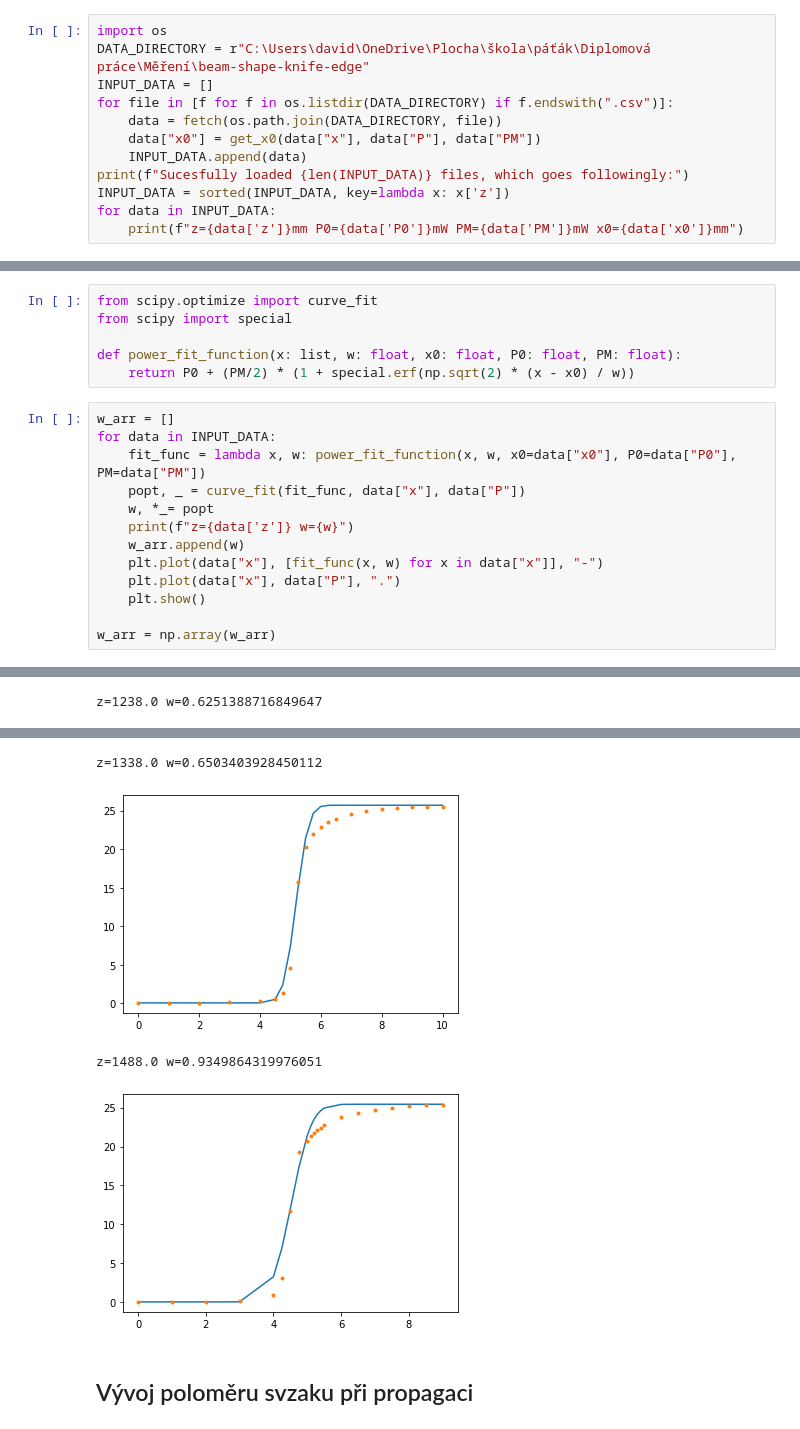
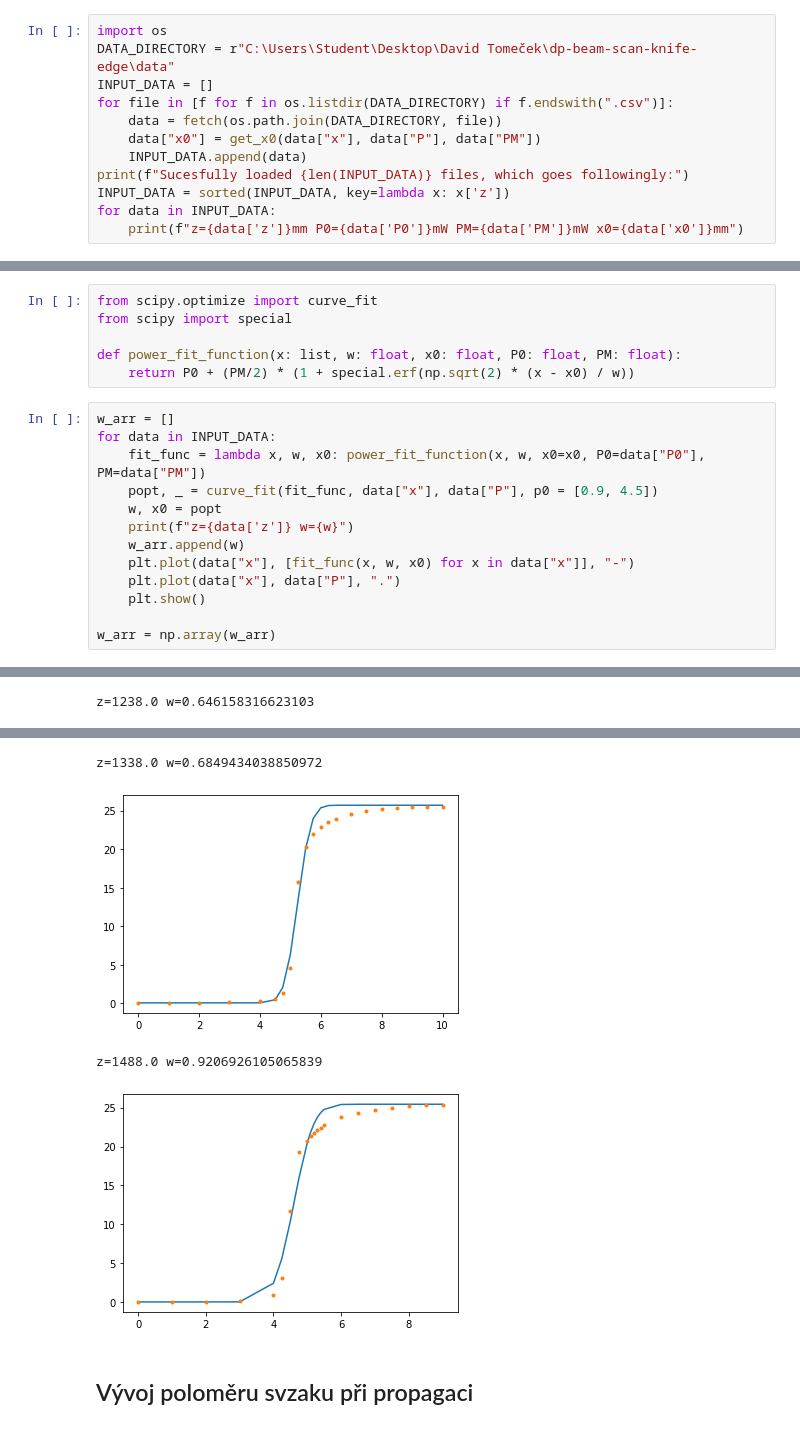
Before and after one commit to david-tomecek-fjfi/dp-beam-scan-knife-edge, a Jupyter notebook: knife_edge.ipynb, the cells around one changed output, grey strips where cells are left out. Saved outputs shown, nothing was run; the diff lists cells and outputs as text.

Commit message:
Fit function works with excessive params

```diff
--- a/knife_edge.ipynb
+++ b/knife_edge.ipynb
@@ -49,7 +49,7 @@ def get_x0(x: list, P: list, PM: float):
     return linear_aprox(P[i_bef], P[i_bef + 1], x[i_bef], x[i_bef + 1], PM/2)
 # %%
 import os
-DATA_DIRECTORY = r"C:\Users\david\OneDrive\Plocha\škola\páťák\Diplomová práce\Měření\beam-shape-knife-edge"
+DATA_DIRECTORY = r"C:\Users\Student\Desktop\David Tomeček\dp-beam-scan-knife-edge\data"
 INPUT_DATA = []
 for file in [f for f in os.listdir(DATA_DIRECTORY) if f.endswith(".csv")]:
     data = fetch(os.path.join(DATA_DIRECTORY, file))
@@ -81,12 +81,12 @@ def power_fit_function(x: list, w: float, x0: float, P0: float, PM: float):
 # %%
 w_arr = []
 for data in INPUT_DATA:
-    fit_func = lambda x, w: power_fit_function(x, w, x0=data["x0"], P0=data["P0"], PM=data["PM"])
-    popt, _ = curve_fit(fit_func, data["x"], data["P"])
-    w, *_= popt
+    fit_func = lambda x, w, x0: power_fit_function(x, w, x0=x0, P0=data["P0"], PM=data["PM"])
+    popt, _ = curve_fit(fit_func, data["x"], data["P"], p0 = [0.9, 4.5])
+    w, x0 = popt
     print(f"z={data['z']} w={w}")
     w_arr.append(w)
-    plt.plot(data["x"], [fit_func(x, w) for x in data["x"]], "-")
+    plt.plot(data["x"], [fit_func(x, w, x0) for x in data["x"]], "-")
     plt.plot(data["x"], data["P"], ".")
     plt.show()
 
@@ -99,8 +99,8 @@ z=125.0 w=0.8275495429457659
-z=1238.0 w=0.6251388716849647
+z=1238.0 w=0.646158316623103
 [figure]
-z=1338.0 w=0.6503403928450112
+z=1338.0 w=0.6849434038850972
 [figure]
-z=1488.0 w=0.9349864319976051
+z=1488.0 w=0.9206926105065839
-[figure, old version]
+[figure, new version]
 # %% [markdown]
 ## Vývoj poloměru svzaku při propagaci
```
Also changed, not shown: parts of 8 cells of this notebook.
